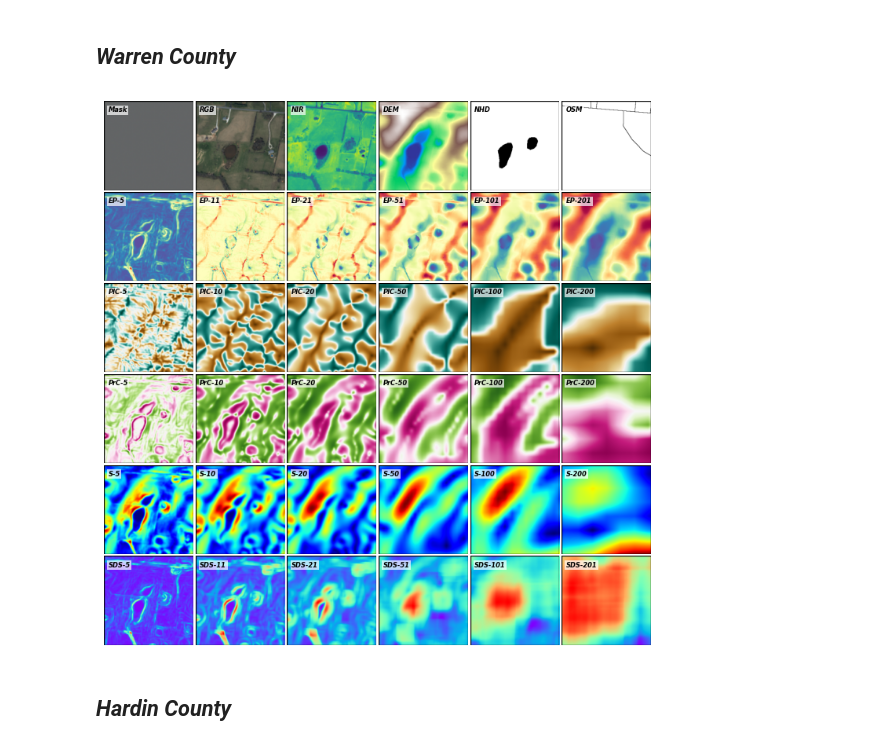
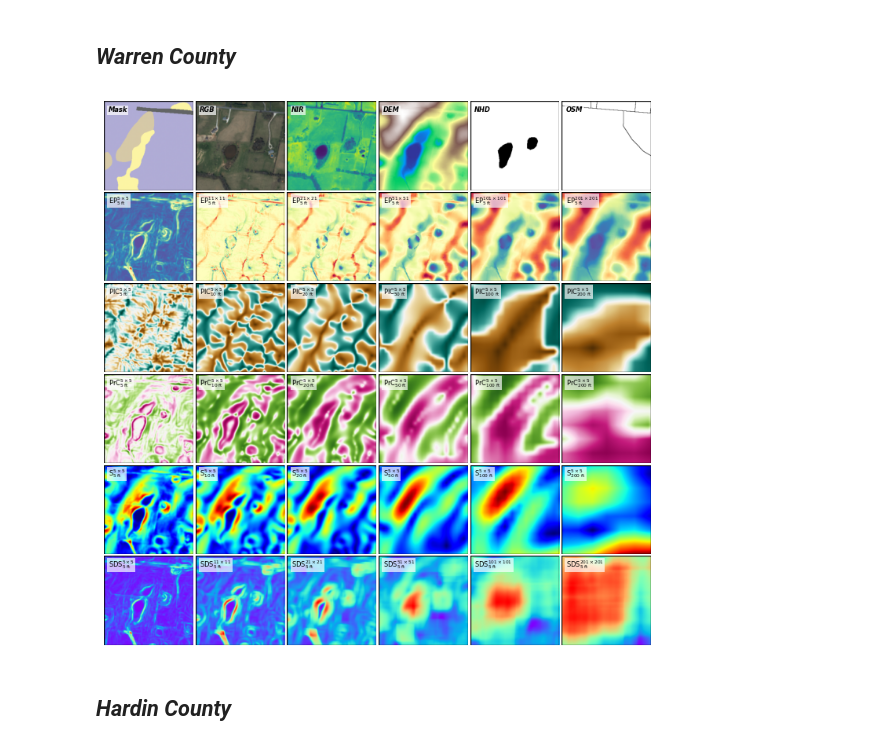
Before and after one commit to masseygeo/earthscape, a Jupyter notebook: notebooks/data_eda.ipynb, the cells around one changed output. Drawn from its saved outputs; the diff is of its cells as text; code cells hidden in the pictures.

```diff
--- a/notebooks/data_eda.ipynb
+++ b/notebooks/data_eda.ipynb
@@ -125,6 +125,8 @@ patch_id = '256_50_21983'
 
 # define map class colors...
 cmap = ListedColormap(list(SG_COLORS.values()))
+boundaries = np.arange(0.5, 7.5, 1)
+norm = BoundaryNorm(boundaries, cmap.N)
 
 # output path to save figure
 output_path = os.path.join(output_dir, f"{STR_VERSION}_warren_modalities.png")
@@ -141,7 +143,8 @@ ax = ax.ravel()
 
 # plot target mask...
 with rasterio.open(f'{patches_dir}/{patch_id}_mask.tif') as src:
-    show(src, ax=ax[0], cmap=cmap, vmin=1, vmax=7)
+    data = src.read(1)
+ax[0].imshow(data, cmap=cmap, norm=norm)
 
 
 # plot rgb image (stacked)...
@@ -175,46 +178,45 @@ color_maps = [
 
 for idx, (image, c) in enumerate(zip(remaining, color_maps), start=2):
     with rasterio.open(f"{patches_dir}/{patch_id}_{image}") as src:
         data = src.read(1)
         im = ax[idx].imshow(data, cmap=c)
 
 
 # plot annotation labels...
 for idx, label in enumerate([
     'Mask', 'RGB', 'NIR', 'DEM', 'NHD', 'OSM',
 
-    # r'$\text{EP}_{5 \text{ ft}}^{5 \times 5}$', r'$\text{EP}_{5 \text{ ft}}^{11 \times 11}$', r'$\text{EP}_{5 \text{ ft}}^{21 \times 21}$', r'$\text{EP}_{5 \text{ ft}}^{51 \times 51}$', r'$\text{EP}_{5 \text{ ft}}^{101 \times 101}$', r'$\text{EP}_{5 \text{ ft}}^{201 \times 201}$',
-    'EP-5', 'EP-11', 'EP-21', 'EP-51', 'EP-101', 'EP-201',
+    r'$\text{EP}_{5 \text{ ft}}^{5 \times 5}$', r'$\text{EP}_{5 \text{ ft}}^{11 \times 11}$', r'$\text{EP}_{5 \text{ ft}}^{21 \times 21}$', r'$\text{EP}_{5 \text{ ft}}^{51 \times 51}$', r'$\text{EP}_{5 \text{ ft}}^{101 \times 101}$', r'$\text{EP}_{5 \text{ ft}}^{201 \times 201}$',
+    # 'EP-5', 'EP-11', 'EP-21', 'EP-51', 'EP-101', 'EP-201',
 
-    # r'$\text{PlC}_{5 \text{ ft}}^{5 \times 5}$', r'$\text{PlC}_{10 \text{ ft}}^{5 \times 5}$', r'$\text{PlC}_{20 \text{ ft}}^{5 \times 5}$', r'$\text{PlC}_{50 \text{ ft}}^{5 \times 5}$', r'$\text{PlC}_{100 \text{ ft}}^{5 \times 5}$', r'$\text{PlC}_{200 \text{ ft}}^{5 \times 5}$',
-    'PlC-5', 'PlC-10', 'PlC-20', 'PlC-50', 'PlC-100', 'PlC-200',
+    r'$\text{PlC}_{5 \text{ ft}}^{5 \times 5}$', r'$\text{PlC}_{10 \text{ ft}}^{5 \times 5}$', r'$\text{PlC}_{20 \text{ ft}}^{5 \times 5}$', r'$\text{PlC}_{50 \text{ ft}}^{5 \times 5}$', r'$\text{PlC}_{100 \text{ ft}}^{5 \times 5}$', r'$\text{PlC}_{200 \text{ ft}}^{5 \times 5}$',
+    # 'PlC-5', 'PlC-10', 'PlC-20', 'PlC-50', 'PlC-100', 'PlC-200',
 
-    # r'$\text{PrC}_{5 \text{ ft}}^{5 \times 5}$', r'$\text{PrC}_{10 \text{ ft}}^{5 \times 5}$', r'$\text{PrC}_{20 \text{ ft}}^{5 \times 5}$', r'$\text{PrC}_{50 \text{ ft}}^{5 \times 5}$', r'$\text{PrC}_{100 \text{ ft}}^{5 \times 5}$', r'$\text{PrC}_{200 \text{ ft}}^{5 \times 5}$',
-    'PrC-5', 'PrC-10', 'PrC-20', 'PrC-50', 'PrC-100', 'PrC-200',
+    r'$\text{PrC}_{5 \text{ ft}}^{5 \times 5}$', r'$\text{PrC}_{10 \text{ ft}}^{5 \times 5}$', r'$\text{PrC}_{20 \text{ ft}}^{5 \times 5}$', r'$\text{PrC}_{50 \text{ ft}}^{5 \times 5}$', r'$\text{PrC}_{100 \text{ ft}}^{5 \times 5}$', r'$\text{PrC}_{200 \text{ ft}}^{5 \times 5}$',
+    # 'PrC-5', 'PrC-10', 'PrC-20', 'PrC-50', 'PrC-100', 'PrC-200',
 
-    # r'$\text{S}_{5 \text{ ft}}^{5 \times 5}$', r'$\text{S}_{10 \text{ ft}}^{5 \times 5}$', r'$\text{S}_{20 \text{ ft}}^{5 \times 5}$', r'$\text{S}_{50 \text{ ft}}^{5 \times 5}$', r'$\text{S}_{100 \text{ ft}}^{5 \times 5}$', r'$\text{S}_{200 \text{ ft}}^{5 \times 5}$',
-    'S-5', 'S-10', 'S-20', 'S-50', 'S-100', 'S-200',
+    r'$\text{S}_{5 \text{ ft}}^{5 \times 5}$', r'$\text{S}_{10 \text{ ft}}^{5 \times 5}$', r'$\text{S}_{20 \text{ ft}}^{5 \times 5}$', r'$\text{S}_{50 \text{ ft}}^{5 \times 5}$', r'$\text{S}_{100 \text{ ft}}^{5 \times 5}$', r'$\text{S}_{200 \text{ ft}}^{5 \times 5}$',
+    # 'S-5', 'S-10', 'S-20', 'S-50', 'S-100', 'S-200',
 
-    # r'$\text{SDS}_{5 \text{ ft}}^{5 \times 5}$', r'$\text{SDS}_{5 \text{ ft}}^{11 \times 11}$', r'$\text{SDS}_{5 \text{ ft}}^{21 \times 21}$', r'$\text{SDS}_{5 \text{ ft}}^{51 \times 51}$', r'$\text{SDS}_{5 \text{ ft}}^{101 \times 101}$', r'$\text{SDS}_{5 \text{ ft}}^{201 \times 201}$',
-    'SDS-5', 'SDS-11', 'SDS-21', 'SDS-51', 'SDS-101', 'SDS-201',
+    r'$\text{SDS}_{5 \text{ ft}}^{5 \times 5}$', r'$\text{SDS}_{5 \text{ ft}}^{11 \times 11}$', r'$\text{SDS}_{5 \text{ ft}}^{21 \times 21}$', r'$\text{SDS}_{5 \text{ ft}}^{51 \times 51}$', r'$\text{SDS}_{5 \text{ ft}}^{101 \times 101}$', r'$\text{SDS}_{5 \text{ ft}}^{201 \times 201}$',
+    # 'SDS-5', 'SDS-11', 'SDS-21', 'SDS-51', 'SDS-101', 'SDS-201',
     ],
     start=0):
 
     ax[idx].set_title(label, style='italic', weight='bold', size=6, y=0.8, x=0.05, loc='left', bbox=dict(facecolor='white', edgecolor='none', pad=1.0, alpha=0.7))
-
 
 
 # remove axes & add image boundary lines...
 for axis in ax:
     axis.set_axis_off()
     rect = Rectangle((0, 0), 1, 1, transform=axis.transAxes, linewidth=1, edgecolor='k', facecolor='none')
     axis.add_patch(rect)
 
-output_path = r"C:\Users\mamass1\Desktop\warren_modalities.png"
+
 plt.savefig(output_path, dpi=500, bbox_inches='tight', pad_inches=0)
 plt.show()
 # %% [output]
-[figure, old version]
+[figure, new version]
 # %% [markdown]
 ## *Hardin County*
 # %%
```
Also changed, not shown: parts of 2 cells of this notebook, 2 other files.
